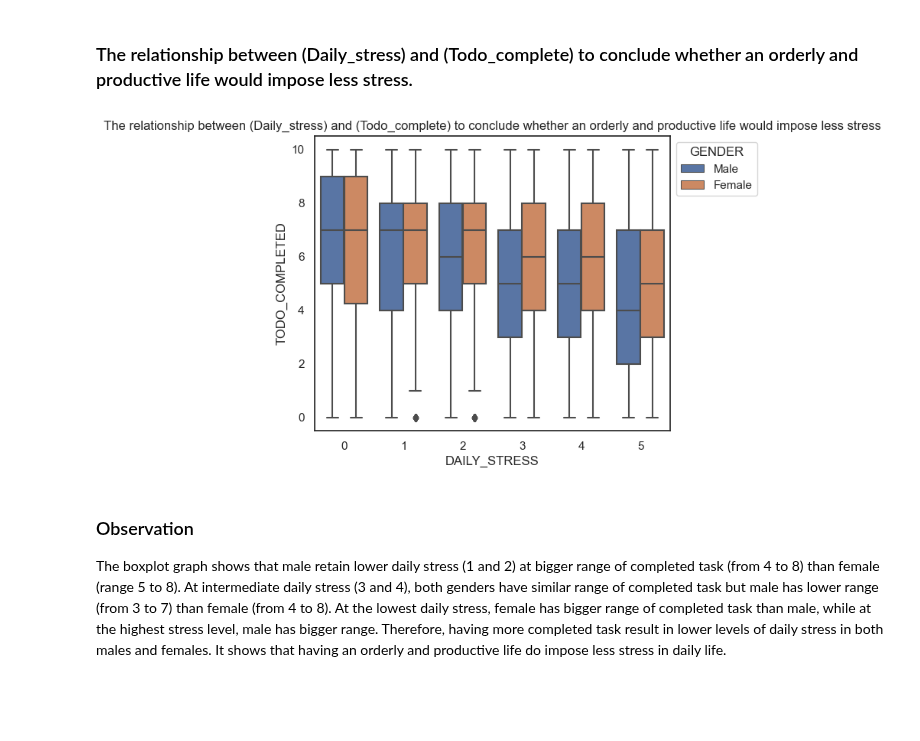
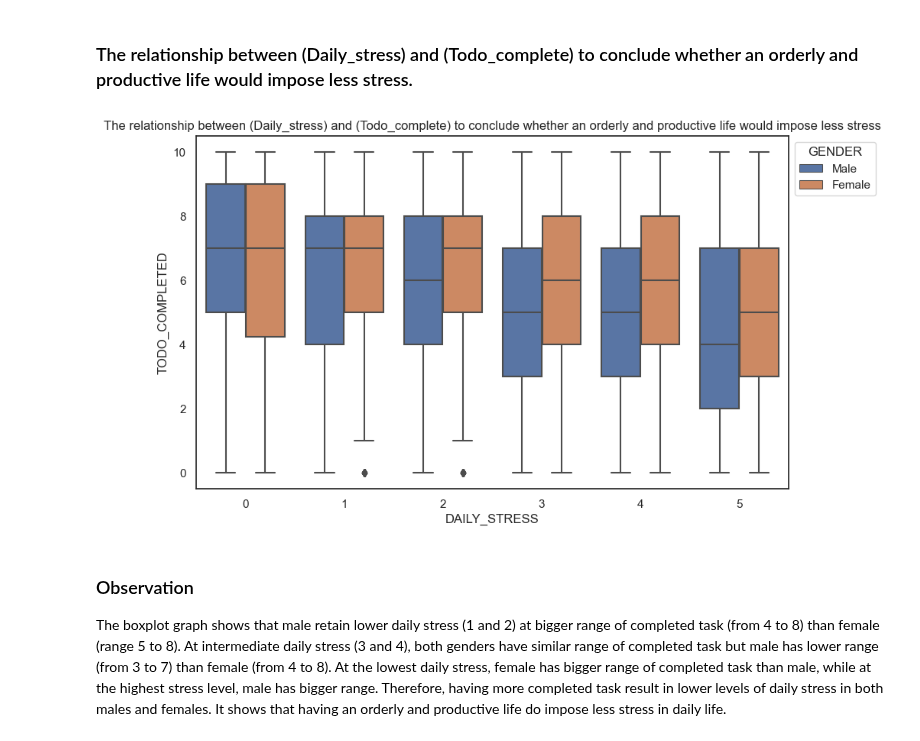
Before and after one commit to ubco-W2022T2-data301/project-group-group06, a Jupyter notebook: analysis/analysis3.ipynb, the cells around one changed output. Drawn from its saved outputs; the diff is of its cells as text; code cells hidden in the pictures; blank space fills up the shorter version.

```diff
--- a/analysis/analysis3.ipynb
+++ b/analysis/analysis3.ipynb
@@ -469,14 +469,15 @@ This data supports the finding in which women needs more sleep than men due to s
 # %% [markdown]
 ### The relationship between (Daily_stress) and (Todo_complete) to conclude whether an orderly and productive life would impose less stress.
 # %%
+fig, (ax1) = plt.subplots(1, figsize=(10,6))
 sns.set(rc={"figure.figsize":(6, 5)}, style='white')
 f = sns.boxplot(data=dfc, x="DAILY_STRESS", y="TODO_COMPLETED", hue="GENDER", hue_order=['Male','Female'])
 sns.move_legend(f, "upper left", bbox_to_anchor=(1, 1))
 f.set_title("The relationship between (Daily_stress) and (Todo_complete) to conclude whether an orderly and productive life would impose less stress")
 
 plt.savefig("../images/analysis3_3.png")
 # %% [output]
-[figure, old version]
+[figure, new version]
 # %% [markdown]
 ### Observation
 The boxplot graph shows that male retain lower daily stress (1 and 2) at bigger range of completed task (from 4 to 8) than female (range 5 to 8). At intermediate daily stress (3 and 4), both genders have similar range of completed task but male has lower range (from 3 to 7) than female (from 4 to 8). At the lowest daily stress, female has bigger range of completed task than male, while at the highest stress level, male has bigger range. Therefore, having more completed task result in lower levels of daily stress in both males and females. It shows that having an orderly and productive life do impose less stress in daily life.
```
Also changed, not shown: 1 other file.
